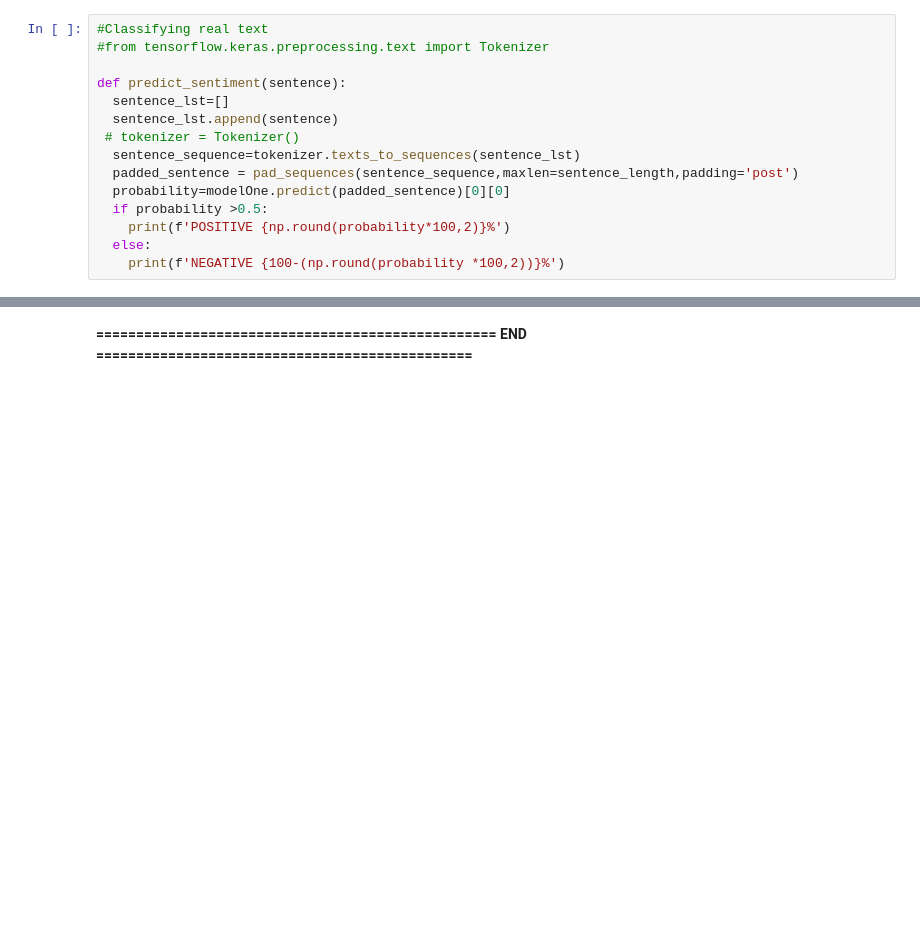
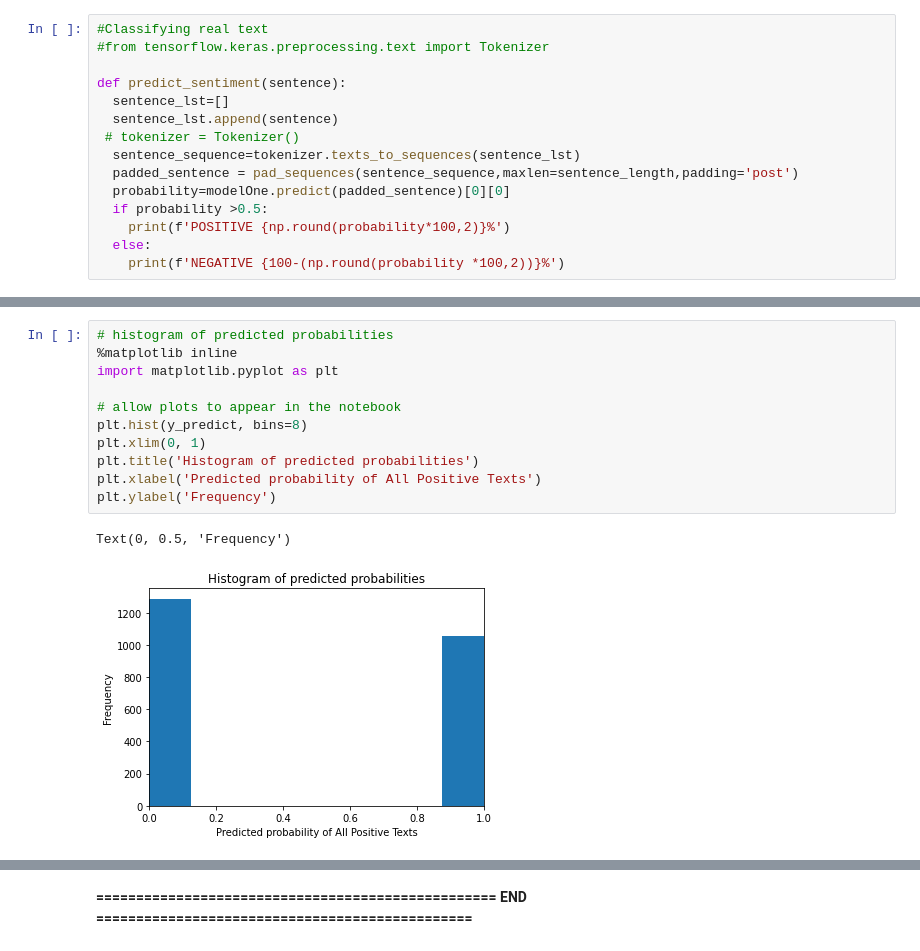
Before and after one commit to bulikatan/MNB, a Jupyter notebook: Stacked_BiLSTM_Model_Sentiment_Analyzer.ipynb, the cells around one changed output, grey strips where cells are left out. Saved outputs shown, nothing was run; the diff lists cells and outputs as text; blank space fills up the shorter version.

```diff
--- a/Stacked_BiLSTM_Model_Sentiment_Analyzer.ipynb
+++ b/Stacked_BiLSTM_Model_Sentiment_Analyzer.ipynb
@@ -740,0 +799,14 @@ POSITIVE 57.68%
+# %%
+# histogram of predicted probabilities
+%matplotlib inline
+import matplotlib.pyplot as plt
+
+# allow plots to appear in the notebook
+plt.hist(y_predict, bins=8)
+plt.xlim(0, 1)
+plt.title('Histogram of predicted probabilities')
+plt.xlabel('Predicted probability of All Positive Texts')
+plt.ylabel('Frequency')
+# %% [output]
+Text(0, 0.5, 'Frequency')
+[figure, added]
```
Also changed, not shown: parts of 27 cells of this notebook.
